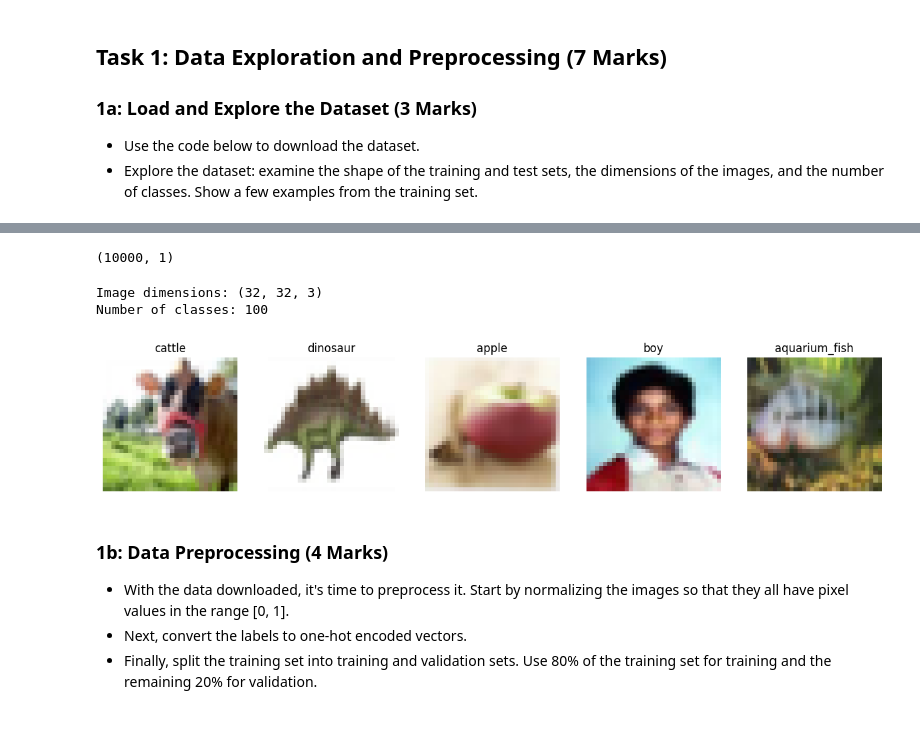
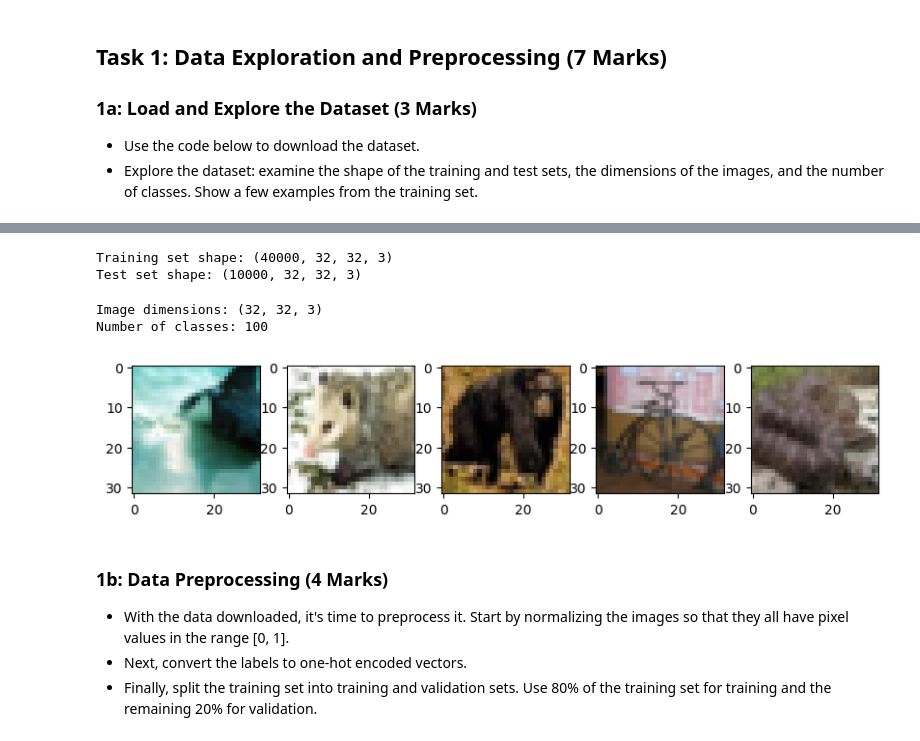
Before and after one commit to bkaddoura/deep_learning, a Jupyter notebook: assignments/Assignment_1.ipynb, the cells around one changed output, grey strips where cells are left out. Cells and saved outputs as stored; diff of their text form; code cells hidden in the pictures.

```diff
--- a/assignments/Assignment_1.ipynb
+++ b/assignments/Assignment_1.ipynb
@@ -38,7 +23,9 @@ x_test.shape
-# %%
-y_test.shape
-# %% [output]
-(10000, 1)
+# %%
+print("Training set shape:", x_train.shape)
+print("Test set shape:", x_test.shape)
+# %% [output]
+Training set shape: (40000, 32, 32, 3)
+Test set shape: (10000, 32, 32, 3)
 # %%
 print('Image dimensions:', x_train.shape[1:])
 print('Number of classes:', len(set(y_train.flatten())))
@@ -151,12 +35,12 @@ class_names = [
-# %%
-from matplotlib import pyplot as plt
-fig, axes = plt.subplots(1, 5, figsize=(15, 15))
-for i in range(5):
-    axes[i].imshow(x_train[i])
-    axes[i].set_title(class_names[y_train[i][0]])
-    axes[i].axis('off')
-# %% [output]
-[figure, removed]
+# %%
+# Show a few examples from the training set
+plt.figure(figsize=(10, 10))
+for i in range(5):
+    plt.subplot(5, 5, i+1)
+    plt.imshow(x_train[i])
+plt.show()
+# %% [output]
+[figure, added]
 # %% [markdown]
 ### 1b: Data Preprocessing (4 Marks)
 - With the data downloaded, it's time to preprocess it. Start by normalizing the images so that they all have pixel values in the range [0, 1].
```
Also changed, not shown: parts of 7 cells of this notebook.
